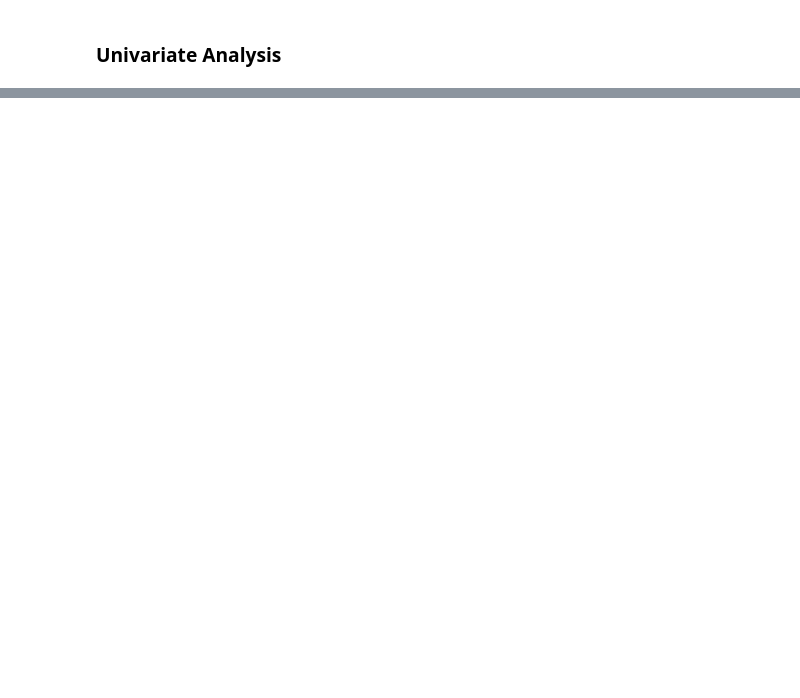
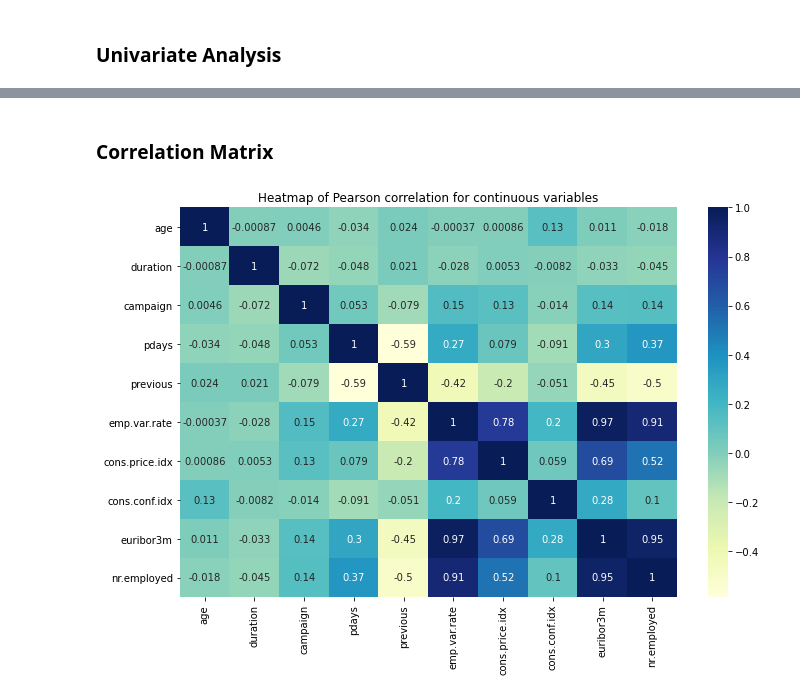
Before and after one commit to sneharth/Data-Science, a Jupyter notebook: Bank Marketing/Bank Telemarketing.ipynb, the cells around one changed output, grey strips where cells are left out. Drawn from its saved outputs; the diff is of its cells as text; code cells hidden in the pictures; blank space fills up the shorter version.

```diff
--- a/Bank Marketing/Bank Telemarketing.ipynb
+++ b/Bank Marketing/Bank Telemarketing.ipynb
@@ -159,0 +223,10 @@ for feature in categorical:
+# %% [markdown]
+### Correlation Matrix
+# %%
+# Finding Pearson correlation for continuous variables
+plt.figure ( figsize = ( 10 , 7 ) )
+sns.heatmap ( data [ continuous ].corr ( method = "pearson" ) , annot = True , cmap = "YlGnBu" )
+plt.title ( "Heatmap of Pearson correlation for continuous variables" )
+plt.show ( )
+# %% [output]
+[figure, added]
```
Also changed, not shown: parts of 7 cells of this notebook.
